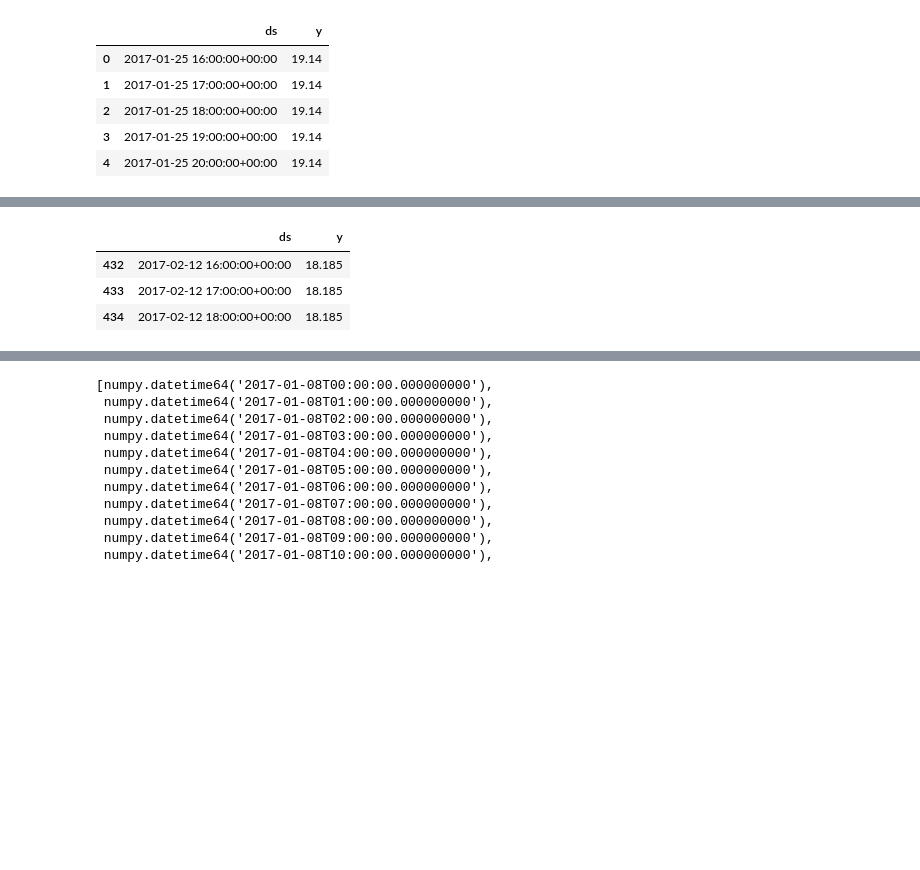
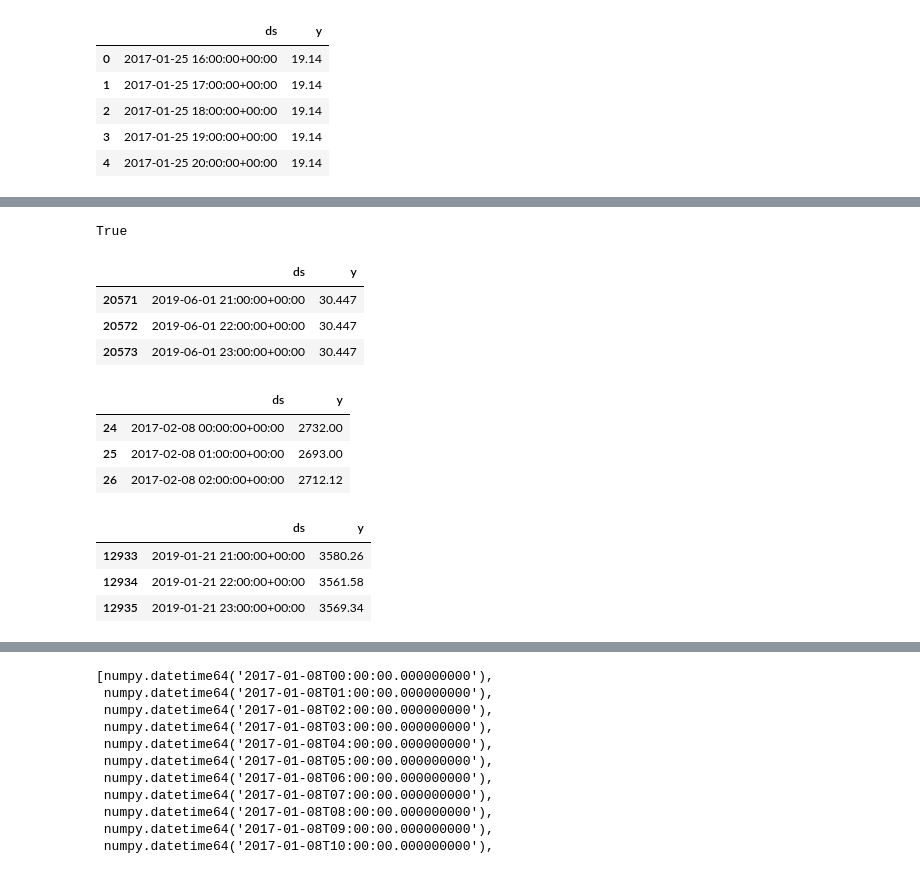
Before and after one commit to MohammadBakir/Bitcoin-Price-Prediction, a Jupyter notebook: time_series/time_series.ipynb, the cells around one changed output, grey strips where cells are left out. Cells and saved outputs as stored; diff of their text form; code cells hidden in the pictures; blank space fills up the shorter version.

Commit message:
fix intersecting dates

```diff
--- a/time_series/time_series.ipynb
+++ b/time_series/time_series.ipynb
@@ -272,7 +291,7 @@ df_bitcoin_price_FBP.head()
 # %%
 dates_bitcoin = set(df_bitcoin_price_FBP.ds)
 # %%
-df_vix_FBP.drop_duplicates(inplace=True)
+# df_vix_FBP.drop_duplicates(inplace=True)
 # %%
 df_vix_FBP = df_vix_FBP.drop_duplicates(inplace=False)
 # %%
@@ -324,3 +342,18 @@ df_vix_FBP.head()
 | 2 | 2017-01-25 18:00:00+00:00 | 19.14 |
 | 3 | 2017-01-25 19:00:00+00:00 | 19.14 |
 | 4 | 2017-01-25 20:00:00+00:00 | 19.14 |
+# %%
+dates_gold = set(df_gold_FBP.ds)
+dates_vix = set(df_vix_FBP.ds)
+dates_bitcoin = set(df_bitcoin_price_FBP.ds)
+
+dates_intersection = dates_gold & dates_vix & dates_bitcoin
+
+df1 = df_bitcoin_price_FBP[df_bitcoin_price_FBP.ds.isin(dates_intersection)]
+df2 = df_vix_FBP[df_vix_FBP.ds.isin(dates_intersection)]
+df3 = df_gold_FBP[df_gold_FBP.ds.isin(dates_intersection)]
+
+day1 = min(dates_intersection)
+day2 = max(dates_intersection)
+all(day1 == min(df.ds) for df in [df1, df2, df3])
+all(day2 == max(df.ds) for df in [df1, df2, df3])
@@ -362,9 +407,13 @@ df_bitcoin_FBP_intersecting_dates.head(3)
 # %%
-df_vix_intersecting_dates = df_vix_FBP[df_vix_FBP.ds.isin(intersect_days)]
+df_vix_intersecting_dates = df_vix_FBP[df_vix_FBP.ds.isin(intersecting_dates_final)]
+# df_vix_intersecting_dates.ds.iloc[0] == first_day
+df_vix_intersecting_dates.ds.iloc[-1] == final_day
+# %% [output]
+True
 # %%
-df_vix_intersecting_dates.head(3)
+df_vix_intersecting_dates.tail(3)
 # %% [output]
 |  | ds | y |
-| 432 | 2017-02-12 16:00:00+00:00 | 18.185 |
-| 433 | 2017-02-12 17:00:00+00:00 | 18.185 |
-| 434 | 2017-02-12 18:00:00+00:00 | 18.185 |
+| 20571 | 2019-06-01 21:00:00+00:00 | 30.447 |
+| 20572 | 2019-06-01 22:00:00+00:00 | 30.447 |
+| 20573 | 2019-06-01 23:00:00+00:00 | 30.447 |
@@ -370,0 +422,14 @@ df_vix_intersecting_dates.head(3)
+# %%
+df_gold_intersecting_dates.head(3)
+# %% [output]
+|  | ds | y |
+| 24 | 2017-02-08 00:00:00+00:00 | 2732.00 |
+| 25 | 2017-02-08 01:00:00+00:00 | 2693.00 |
+| 26 | 2017-02-08 02:00:00+00:00 | 2712.12 |
+# %%
+df_gold_FBP.tail(3)
+# %% [output]
+|  | ds | y |
+| 12933 | 2019-01-21 21:00:00+00:00 | 3580.26 |
+| 12934 | 2019-01-21 22:00:00+00:00 | 3561.58 |
+| 12935 | 2019-01-21 23:00:00+00:00 | 3569.34 |
```
Also changed, not shown: parts of 20 cells of this notebook, 1 other file.
